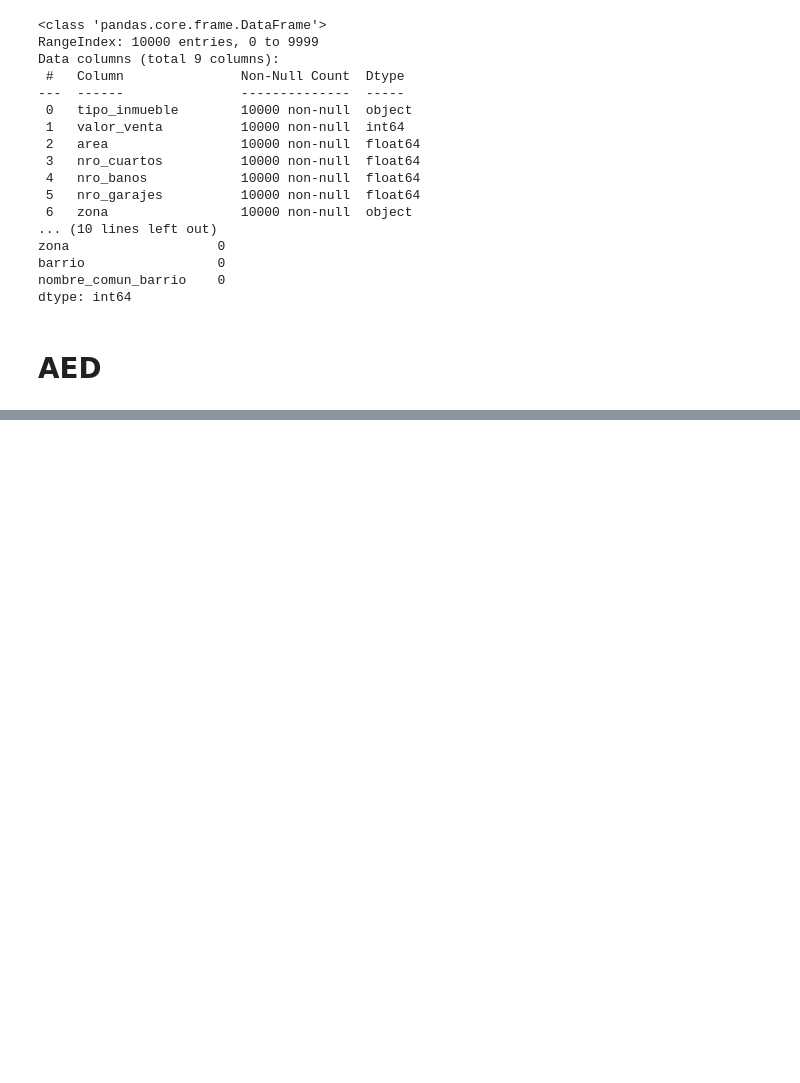
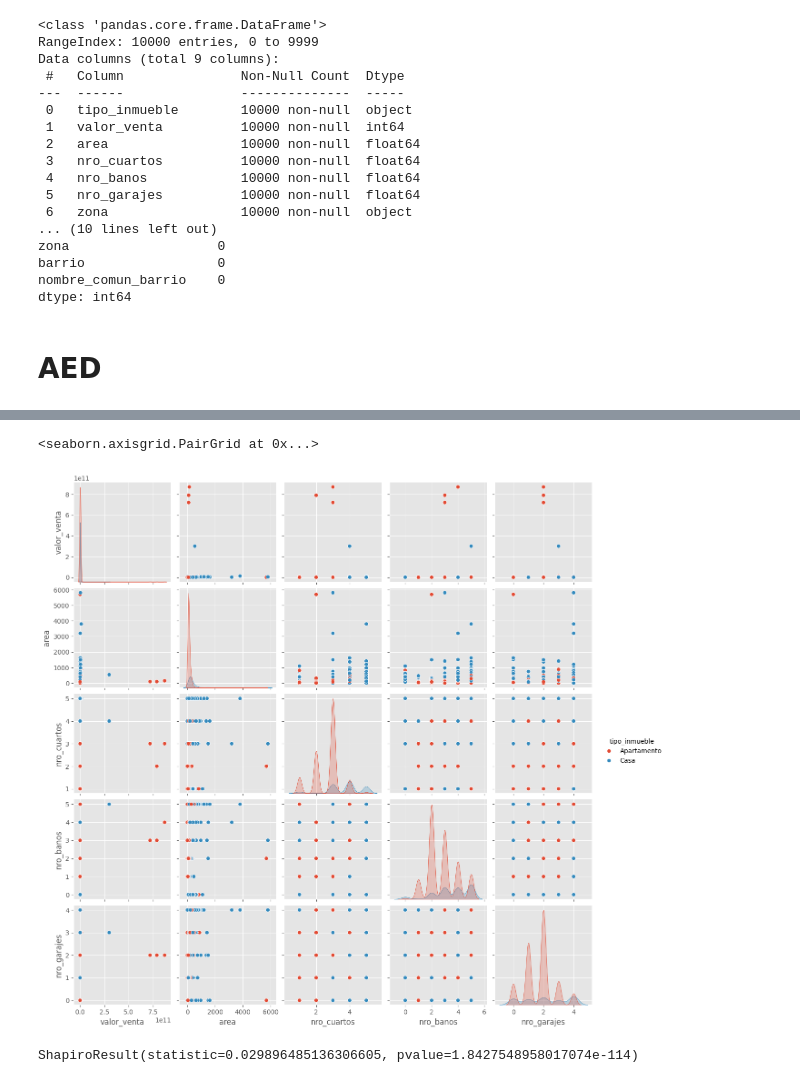
Before and after one commit to LordOnion88/MAD, a Jupyter notebook: Metodos Estadisticos/Predicción del Valor de Venta de Inmuebles.ipynb, the cells around one changed output, grey strips where cells are left out. Saved outputs shown, nothing was run; the diff lists cells and outputs as text; code cells hidden in the pictures; blank space fills up the shorter version.

```diff
--- a/Metodos Estadisticos/Predicción del Valor de Venta de Inmuebles.ipynb
+++ b/Metodos Estadisticos/Predicción del Valor de Venta de Inmuebles.ipynb
@@ -311,3 +284,6 @@ nombre_comun_barrio    0
 dtype: int64
 # %% [markdown]
 # AED
+# %%
+data_AED = data_clean.copy()
+print(data_AED.describe())
@@ -313,0 +300,5 @@ dtype: int64
+# %%
+sns.pairplot(data_AED,hue='tipo_inmueble')
+# %% [output]
+<seaborn.axisgrid.PairGrid at 0x...>
+[figure, added]
@@ -313,0 +307,4 @@ dtype: int64
+# %%
+shapiro(data_AED['valor_venta'])
+# %% [output]
+ShapiroResult(statistic=0.029896485136306605, pvalue=1.8427548958017074e-114)
```
Also changed, not shown: parts of 15 cells of this notebook, 2 other files.
